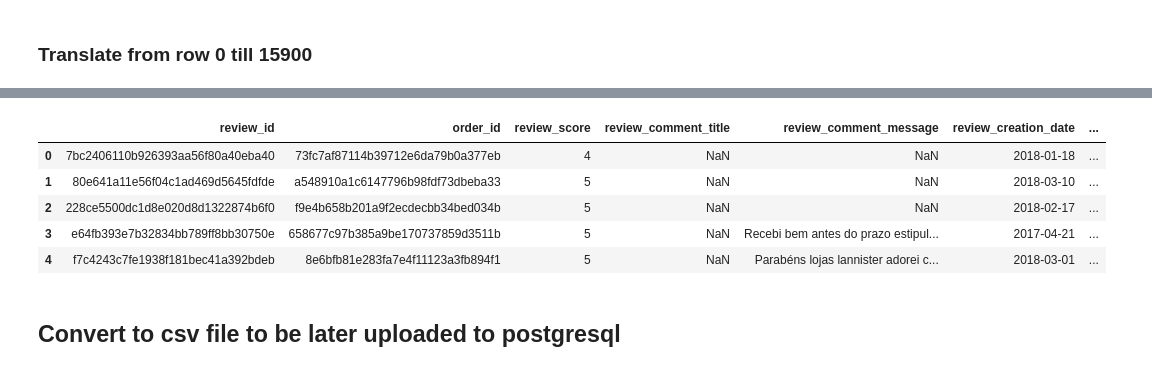
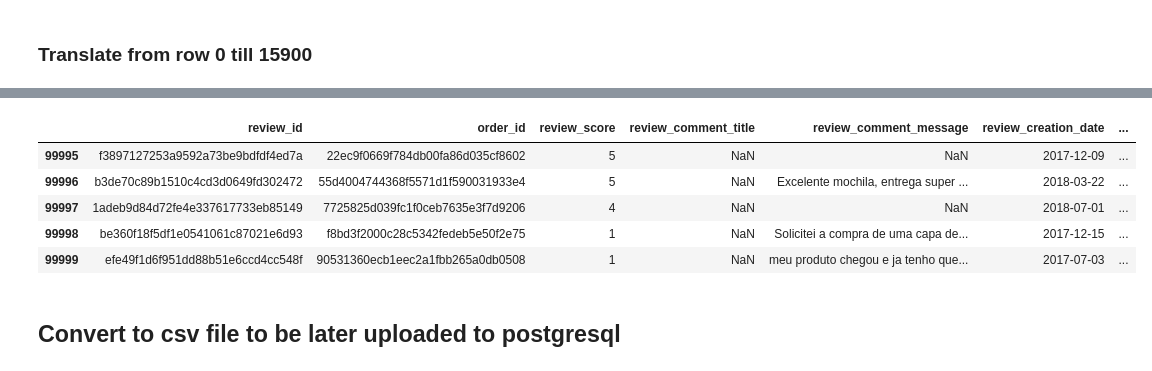
Before and after one commit to HassanHosain/tp_final_proj, a Jupyter notebook: order_reviews.ipynb, the cells around one changed output, grey strips where cells are left out. Cells and saved outputs as stored; diff of their text form; code cells hidden in the pictures.

Commit message:
update order_reviews

```diff
--- a/order_reviews.ipynb
+++ b/order_reviews.ipynb
@@ -120,7 +120,7 @@ orders_reviews_df.head()
 ### Translate from row 0 till 15900
 # %%
 import time
-batch_size=500
+batch_size=2000
 total_rows = len(orders_reviews_df)
 
 for idx, row in orders_reviews_df.iterrows():
@@ -141,7 +141,7 @@ for idx, row in orders_reviews_df.iterrows():
         else:
             print(f"Translation complete for {idx} rows out of {len(orders_reviews_df)}")
             #time.sleep(30) # wait for 1mins before proceeding the next 5000
-            batch_size += 500
+            batch_size += 1000
     except IndexError:
         print("Warning: Occuring out of bounds error")
         pass
@@ -157,22 +179,22 @@ ConnectionError: ('Connection aborted.', RemoteDisconnected('Remote end closed c
 # %%
-batch_size=52740
-num_rows=len(orders_reviews_df)
-for idx in range(52740 , num_rows+1):
-    if idx < batch_size:
-        # translate the text of each row of cleaned_review_comment
-        translated_comment = translate_text(orders_reviews_df.iloc[idx]['cleaned_review_comment'])
+# batch_size=99940
+# num_rows=len(orders_reviews_df)
+# for idx in range(99940  , num_rows+1):
+#     if idx < batch_size:
+#         # translate the text of each row of cleaned_review_comment
+#         translated_comment = translate_text(orders_reviews_df.iloc[idx]['cleaned_review_comment'])
 
-        # Update the DataFrame with translated texts
-        orders_reviews_df.loc[idx, 'translated_review_comment'] = translated_comment
+#         # Update the DataFrame with translated texts
+#         orders_reviews_df.loc[idx, 'translated_review_comment'] = translated_comment
 
-        #----------------------------------
-        #translate the review_comment_title
-        translated_title = translate_text(row['review_comment_title'])
+#         #----------------------------------
+#         #translate the review_comment_title
+#         translated_title = translate_text(row['review_comment_title'])
 
-        # Update the DataFrame with translated texts
-        orders_reviews_df.loc[idx, 'translated_comment_title'] = translated_title
-    else:
-        print(f"Translation complete for {idx} rows out of {len(orders_reviews_df)}")
-        #time.sleep(20) # wait for 3mins before proceeding the next 1000
-        batch_size += 200
+#         # Update the DataFrame with translated texts
+#         orders_reviews_df.loc[idx, 'translated_comment_title'] = translated_title
+#     else:
+#         print(f"Translation complete for {idx} rows out of {len(orders_reviews_df)}")
+#         #time.sleep(20) # wait for 3mins before proceeding the next 1000
+#         batch_size += 10
 # %% [output]
@@ -196,12 +208,12 @@ Translation complete for 58740 rows out of 100000
 # %%
-orders_reviews_df.head()
+orders_reviews_df.tail()
 # %% [output]
 |  | review_id | order_id | review_score | review_comment_title | review_comment_message | review_creation_date | ... |
-| 0 | 7bc2406110b926393aa56f80a40eba40 | 73fc7af87114b39712e6da79b0a377eb | 4 | NaN | NaN | 2018-01-18 | ... |
-| 1 | 80e641a11e56f04c1ad469d5645fdfde | a548910a1c6147796b98fdf73dbeba33 | 5 | NaN | NaN | 2018-03-10 | ... |
-| 2 | 228ce5500dc1d8e020d8d1322874b6f0 | f9e4b658b201a9f2ecdecbb34bed034b | 5 | NaN | NaN | 2018-02-17 | ... |
-| 3 | e64fb393e7b32834bb789ff8bb30750e | 658677c97b385a9be170737859d3511b | 5 | NaN | Recebi bem antes do prazo estipul... | 2017-04-21 | ... |
-| 4 | f7c4243c7fe1938f181bec41a392bdeb | 8e6bfb81e283fa7e4f11123a3fb894f1 | 5 | NaN | Parabéns lojas lannister adorei c... | 2018-03-01 | ... |
+| 99995 | f3897127253a9592a73be9bdfdf4ed7a | 22ec9f0669f784db00fa86d035cf8602 | 5 | NaN | NaN | 2017-12-09 | ... |
+| 99996 | b3de70c89b1510c4cd3d0649fd302472 | 55d4004744368f5571d1f590031933e4 | 5 | NaN | Excelente mochila, entrega super ... | 2018-03-22 | ... |
+| 99997 | 1adeb9d84d72fe4e337617733eb85149 | 7725825d039fc1f0ceb7635e3f7d9206 | 4 | NaN | NaN | 2018-07-01 | ... |
+| 99998 | be360f18f5df1e0541061c87021e6d93 | f8bd3f2000c28c5342fedeb5e50f2e75 | 1 | NaN | Solicitei a compra de uma capa de... | 2017-12-15 | ... |
+| 99999 | efe49f1d6f951dd88b51e6ccd4cc548f | 90531360ecb1eec2a1fbb265a0db0508 | 1 | NaN | meu produto chegou e ja tenho que... | 2017-07-03 | ... |
 # %% [markdown]
 ## Convert to csv file to be later uploaded to postgresql
 # %%
```
Also changed, not shown: parts of 3 cells of this notebook.
